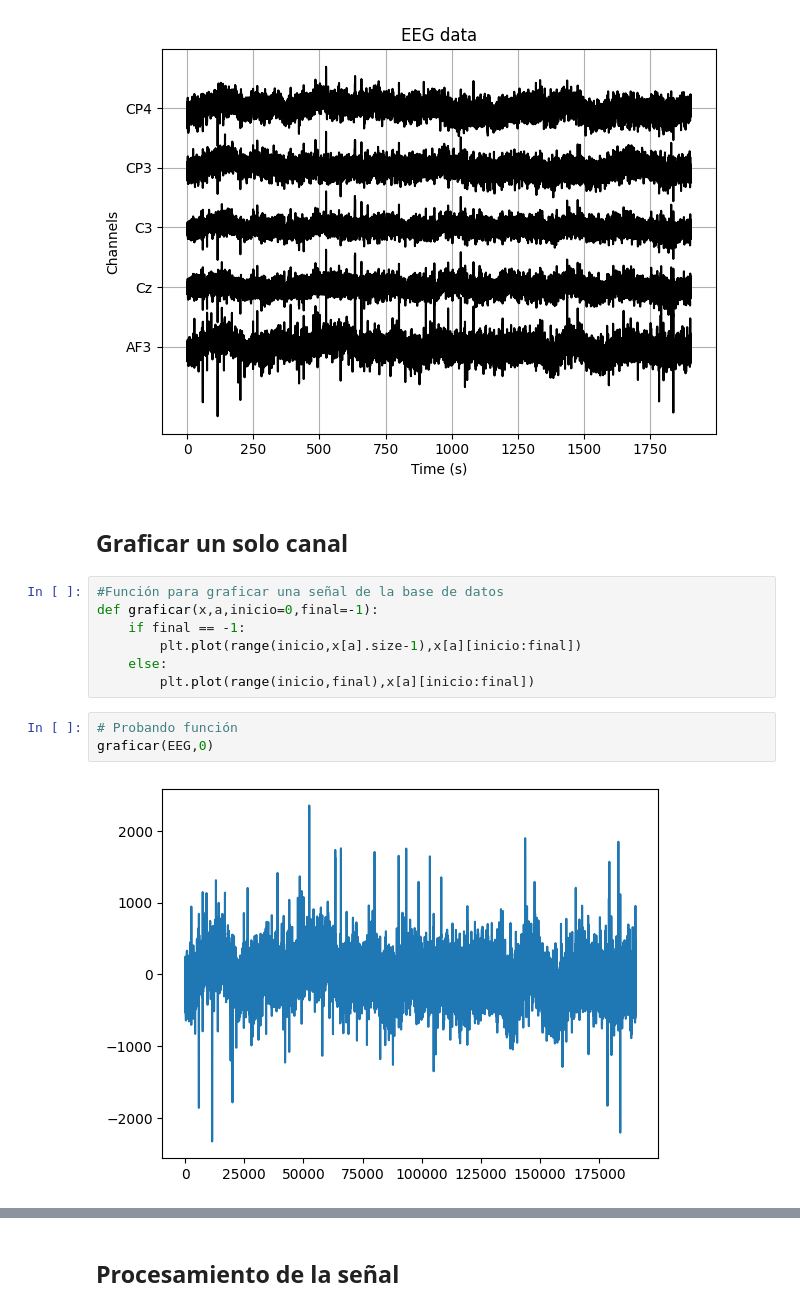
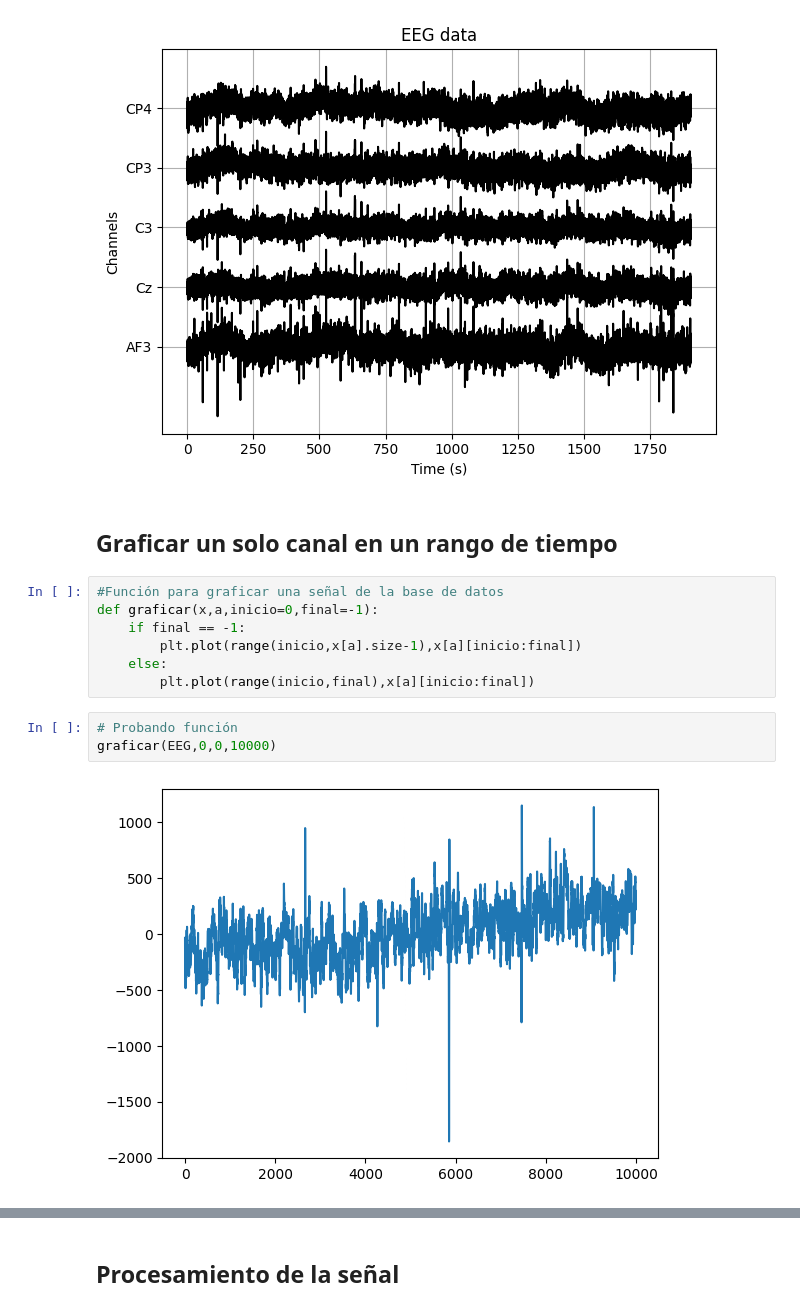
Before and after one commit to OmarAlejandroLinares/Signal-Processing-for-motor-imagery-BCI, a Jupyter notebook: lectura.ipynb, the cells around one changed output, grey strips where cells are left out. Cells and saved outputs as stored; diff of their text form.

```diff
--- a/lectura.ipynb
+++ b/lectura.ipynb
@@ -119,7 +119,7 @@ plot_eeg(
 # %% [output]
 [figure]
 # %% [markdown]
-## Graficar un solo canal
+## Graficar un solo canal en un rango de tiempo
 # %%
 #Función para graficar una señal de la base de datos
 def graficar(x,a,inicio=0,final=-1):
@@ -129,6 +129,6 @@ def graficar(x,a,inicio=0,final=-1):
         plt.plot(range(inicio,final),x[a][inicio:final])
 # %%
 # Probando función
-graficar(EEG,0)
+graficar(EEG,0,0,10000)
 # %% [output]
-[figure, old version]
+[figure, new version]
```
Also changed, not shown: parts of 29 cells of this notebook.
